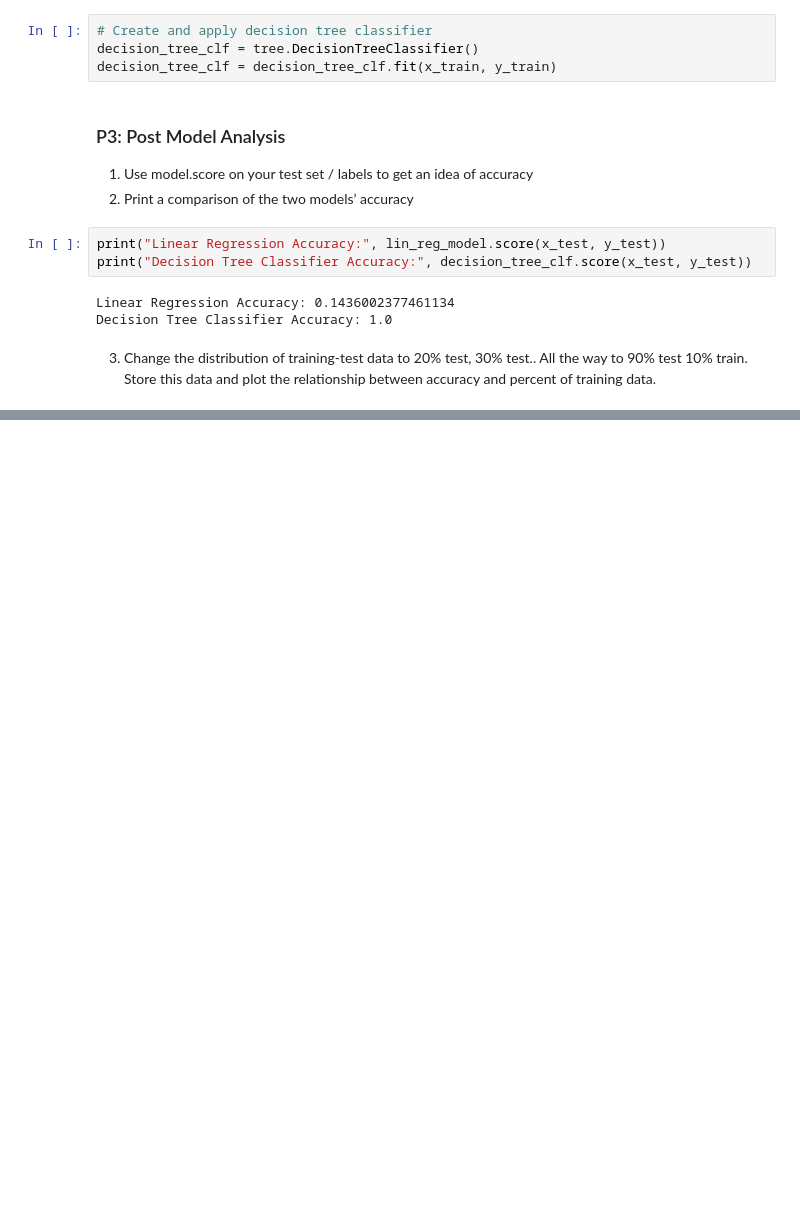
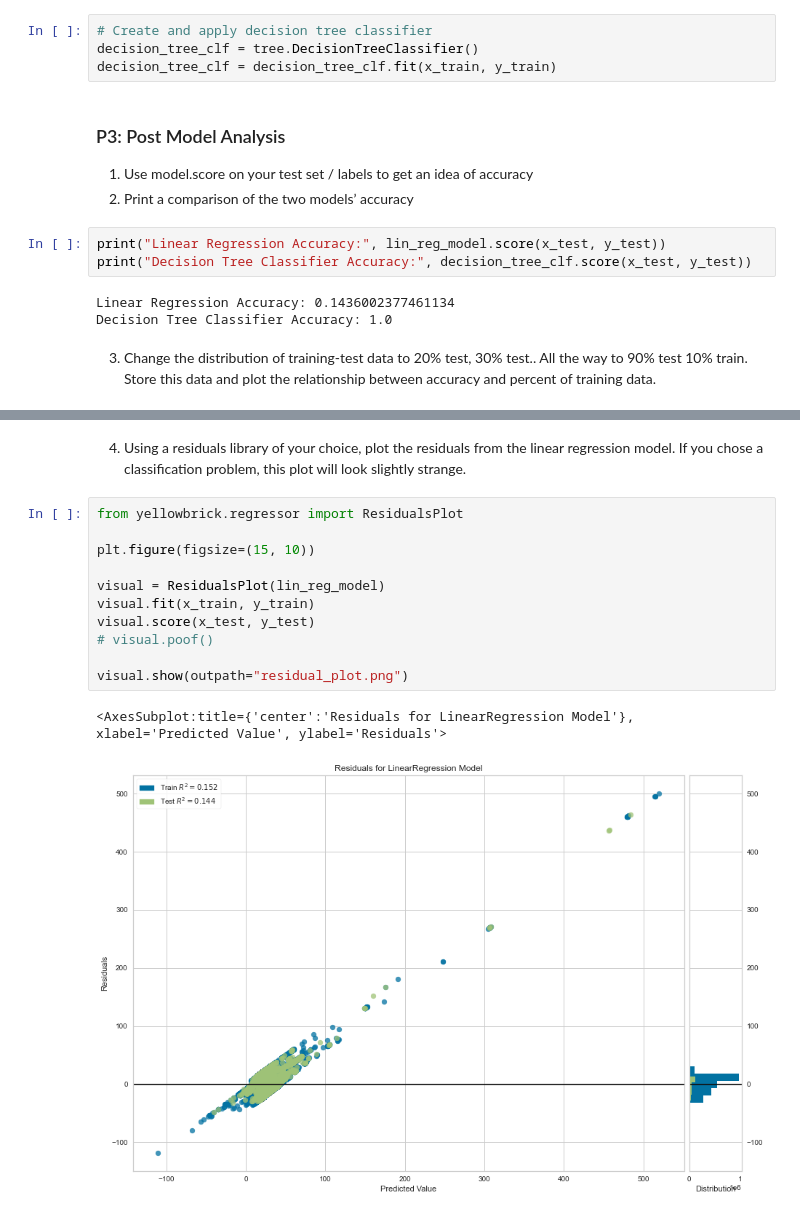
Before and after one commit to br36b/Machine-Learning-Final-Project--Rojas-Bryan, a Jupyter notebook: src/2-part.ipynb, the cells around one changed output, grey strips where cells are left out. Cells and saved outputs as stored; diff of their text form; blank space fills up the shorter version.

```diff
--- a/src/2-part.ipynb
+++ b/src/2-part.ipynb
@@ -298,0 +369,17 @@ data_percentage = [0.10, 0.50, 0.90]
+# %% [markdown]
+4. Using a residuals library of your choice, plot the residuals from the linear regression
+model. If you chose a classification problem, this plot will look slightly strange.
+# %%
+from yellowbrick.regressor import ResidualsPlot
+
+plt.figure(figsize=(15, 10))
+
+visual = ResidualsPlot(lin_reg_model)
+visual.fit(x_train, y_train)
+visual.score(x_test, y_test)
+# visual.poof()
+
+visual.show(outpath="residual_plot.png")
+# %% [output]
+<AxesSubplot:title={'center':'Residuals for LinearRegression Model'}, xlabel='Predicted Value', ylabel='Residuals'>
+[figure, added]
```
Also changed, not shown: parts of 11 cells of this notebook, 1 other file.
